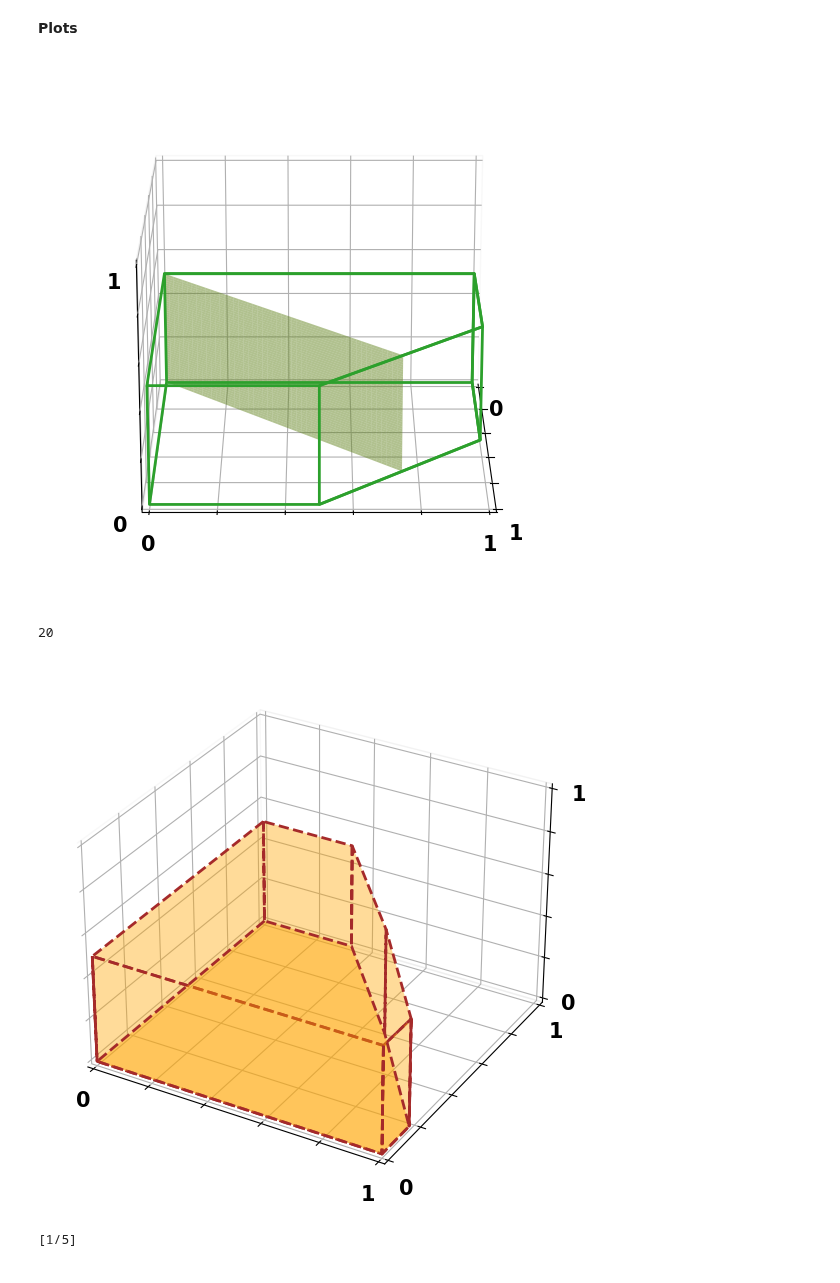
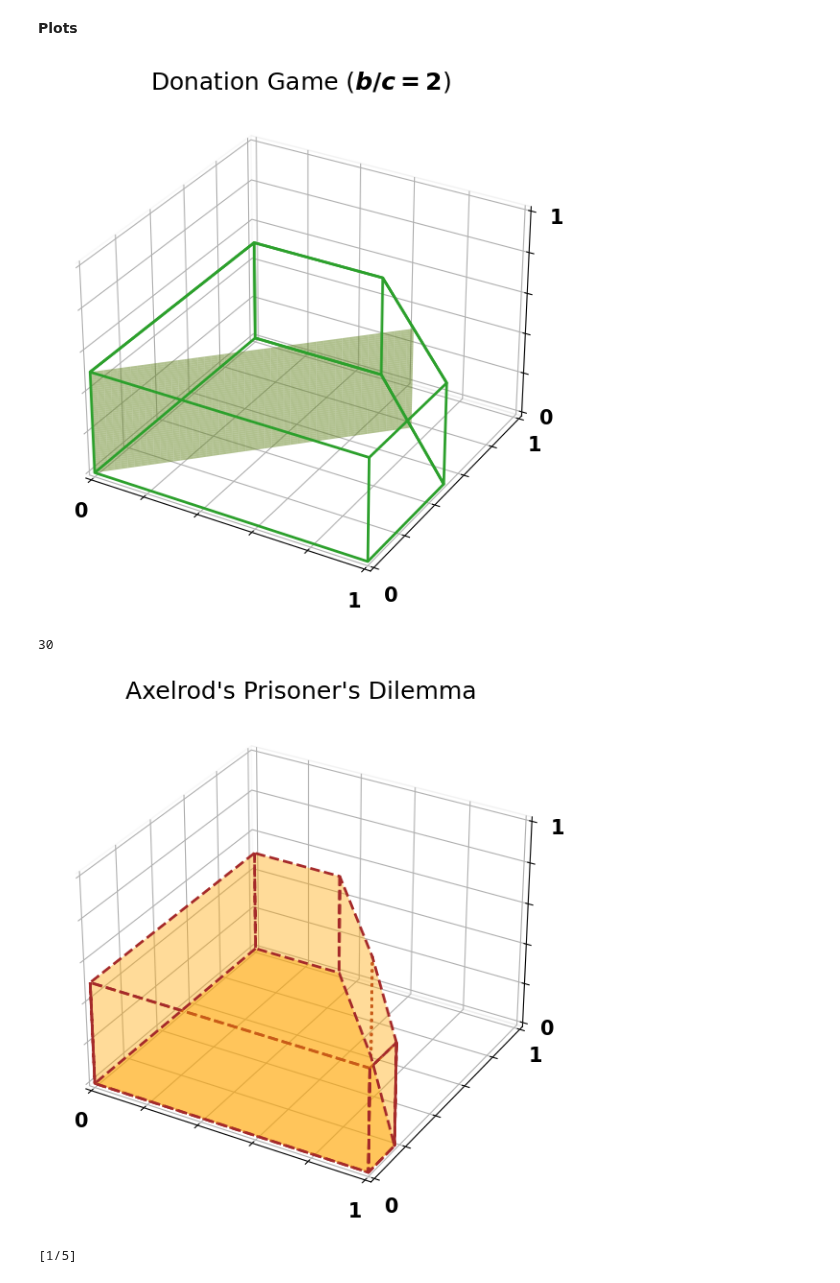
Before and after one commit to Nikoleta-v3/conditional-cooperation-with-longer-memory, a Jupyter notebook: notebooks/Plotting for manuscript.ipynb, the cells around one changed output. Cells and saved outputs as stored; diff of their text form; code cells hidden in the pictures.

Commit message:
update paper figures based on further comments

```diff
--- a/notebooks/Plotting for manuscript.ipynb
+++ b/notebooks/Plotting for manuscript.ipynb
@@ -87,43 +89,44 @@ ax1 = fig.add_subplot(121, projection='3d')
 
 axes = [ax1]
 
-ax1.plot_surface(pcd, Xpdc, Xpdd, color="yellowgreen", alpha=.5, zorder=1);
+ax1.plot_surface(pcd, Xpdc, Xpdd, color="yellowgreen", alpha=.5, zorder=1, label='parametric curve 1');
 
 ax1.add_collection3d(Poly3DCollection(verts,
                                      alpha=0.,
                                      linewidths=2,
                                      linestyle='-',
                                      edgecolors='tab:green'));
-
-ax1.view_init(20, 360)
 
 
 for ax in axes:
 
     ax.set_xlim(0, 1);
     ax.set_ylim(0, 1);
     ax.set_zlim(0, 1);
 
 #     ax.set_xlabel("$p_{CD}$", fontsize=15)
 #     ax.set_ylabel("$p_{DC}$", fontsize=15)
 #     ax.set_zlabel("$p_{DD}$", fontsize=15)
 
     ax.set_xticklabels([0, "", "", "", "", 1])
     ax.set_yticklabels([0, "", "", "", "", 1])
     ax.set_zticklabels([0, "", "", "", "", 1])
 
     ax.xaxis.pane.fill = False
     ax.yaxis.pane.fill = False
     ax.zaxis.pane.fill = False
 
 
-# fig.savefig("figures/nash_donation_reactive_two.pdf", bbox_inches='tight')
+ax1.set_title("Donation Game ($b/c = 2$)");
+
+
+fig.savefig("figures/nash_donation_reactive_two.pdf", bbox_inches='tight')
 # %% [output]
-[figure, old version]
+[figure, new version]
 # %%
 ax1.elev
 # %% [output]
-20
+30
 # %%
 R, S, T, P = 3, 0, 5, 1
 
@@ -263,13 +266,18 @@ ax1.add_collection3d(Poly3DCollection(vertsB,
                                      facecolor="orange",
                                      edgecolors='brown'));
 
-ax1.add_collection3d(Poly3DCollection(vertsC,
+ax1.add_collection3d(Poly3DCollection(vertsC[:-1],
                                      alpha=.4,
                                      linewidths=2,
                                      linestyle='--',
                                      facecolor="orange",
                                      edgecolors='brown'));
-
+ax1.add_collection3d(Poly3DCollection(vertsC[-1:],
+                                     alpha=.4,
+                                     linewidths=2,
+                                     linestyle=':',
+                                     facecolor="orange",
+                                     edgecolors='brown'));
 
 for ax in axes:
 
@@ -289,9 +297,12 @@ for ax in axes:
     ax.yaxis.pane.fill = False
     ax.zaxis.pane.fill = False
 
+
+ax1.set_title("Axelrod's Prisoner's Dilemma");
+
 fig.savefig("figures/nash_pd_reactive_two.pdf", bbox_inches='tight')
 # %% [output]
-[figure, old version]
+[figure, new version]
 # %%
 import sympy as sym
 
```
Also changed, not shown: parts of 1 cell of this notebook, 10 other files.
